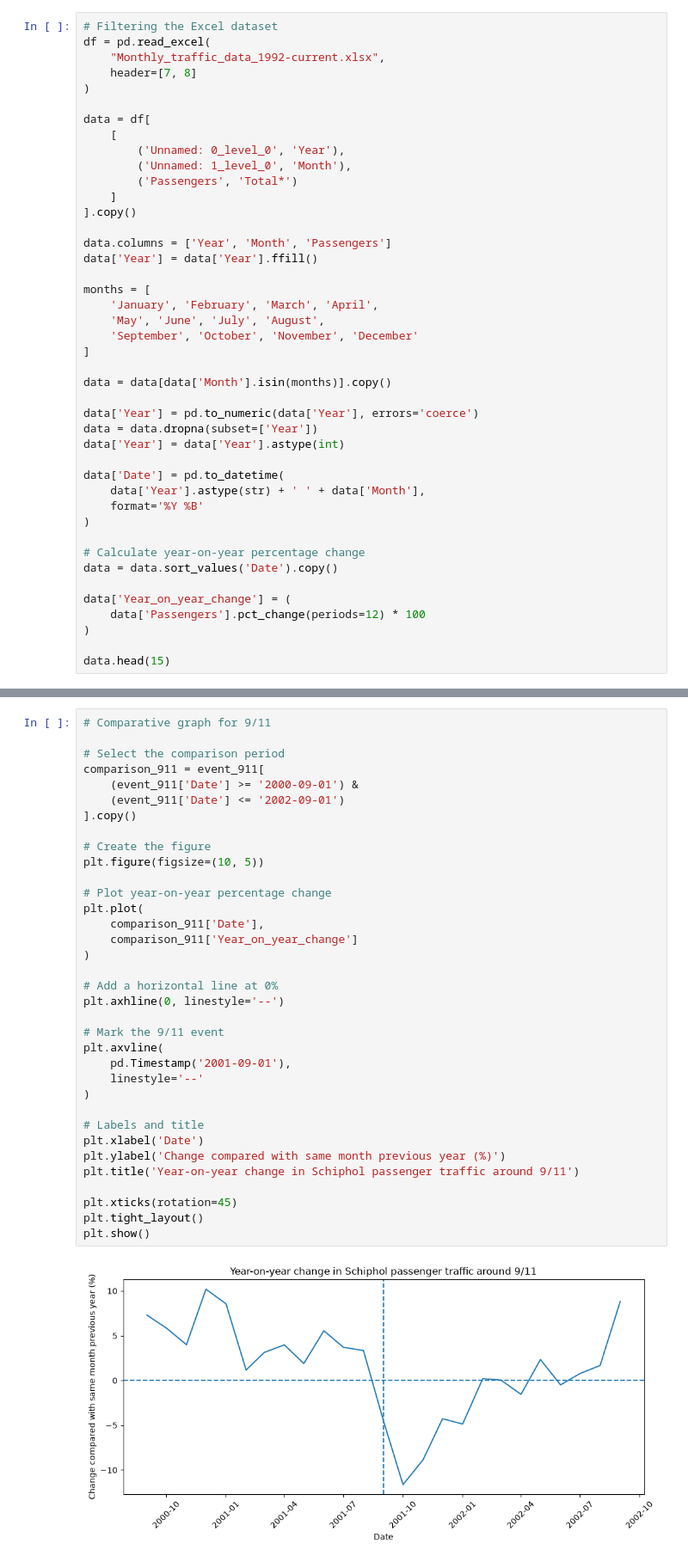
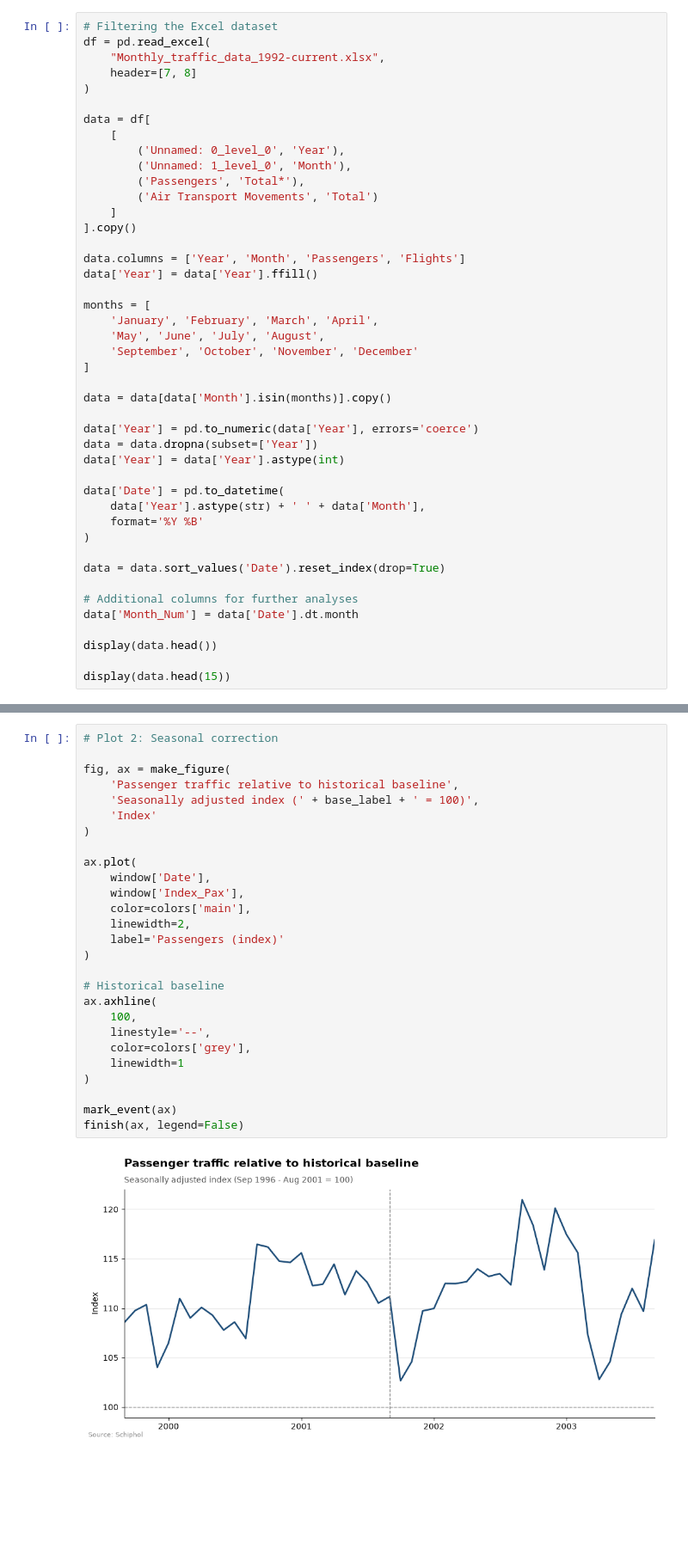
Before and after one commit to TIL6022-Python-Programming/Project_groep11, a Jupyter notebook: results 911.ipynb, the cells around one changed output, grey strips where cells are left out. Shown at 86% size. Cells and saved outputs as stored; diff of their text form; blank space fills up the shorter version.

```diff
--- a/results 911.ipynb
+++ b/results 911.ipynb
@@ -40,11 +61,12 @@ data = df[
     [
         ('Unnamed: 0_level_0', 'Year'),
         ('Unnamed: 1_level_0', 'Month'),
-        ('Passengers', 'Total*')
+        ('Passengers', 'Total*'),
+        ('Air Transport Movements', 'Total')
     ]
 ].copy()
 
-data.columns = ['Year', 'Month', 'Passengers']
+data.columns = ['Year', 'Month', 'Passengers', 'Flights']
 data['Year'] = data['Year'].ffill()
 
 months = [
@@ -64,12 +86,12 @@ data['Date'] = pd.to_datetime(
     format='%Y %B'
 )
 
-# Calculate year-on-year percentage change
-data = data.sort_values('Date').copy()
+data = data.sort_values('Date').reset_index(drop=True)
 
-data['Year_on_year_change'] = (
-    data['Passengers'].pct_change(periods=12) * 100
-)
+# Additional columns for further analyses
+data['Month_Num'] = data['Date'].dt.month
 
-data.head(15)
+display(data.head())
+
+display(data.head(15))
 # %% [output]
@@ -115,38 +234,30 @@ plt.show()
 # %%
-# Comparative graph for 9/11
+# Plot 2: Seasonal correction
 
-# Select the comparison period
-comparison_911 = event_911[
-    (event_911['Date'] >= '2000-09-01') &
-    (event_911['Date'] <= '2002-09-01')
-].copy()
-
-# Create the figure
-plt.figure(figsize=(10, 5))
-
-# Plot year-on-year percentage change
-plt.plot(
-    comparison_911['Date'],
-    comparison_911['Year_on_year_change']
+fig, ax = make_figure(
+    'Passenger traffic relative to historical baseline',
+    'Seasonally adjusted index (' + base_label + ' = 100)',
+    'Index'
 )
 
-# Add a horizontal line at 0%
-plt.axhline(0, linestyle='--')
-
-# Mark the 9/11 event
-plt.axvline(
-    pd.Timestamp('2001-09-01'),
-    linestyle='--'
+ax.plot(
+    window['Date'],
+    window['Index_Pax'],
+    color=colors['main'],
+    linewidth=2,
+    label='Passengers (index)'
 )
 
-# Labels and title
-plt.xlabel('Date')
-plt.ylabel('Change compared with same month previous year (%)')
-plt.title('Year-on-year change in Schiphol passenger traffic around 9/11')
+# Historical baseline
+ax.axhline(
+    100,
+    linestyle='--',
+    color=colors['grey'],
+    linewidth=1
+)
 
-plt.xticks(rotation=45)
-plt.tight_layout()
-plt.show()
+mark_event(ax)
+finish(ax, legend=False)
 # %% [output]
-[figure, old version]
+[figure, new version]
 # %%
```
Also changed, not shown: parts of 20 cells of this notebook, 1 other file.
